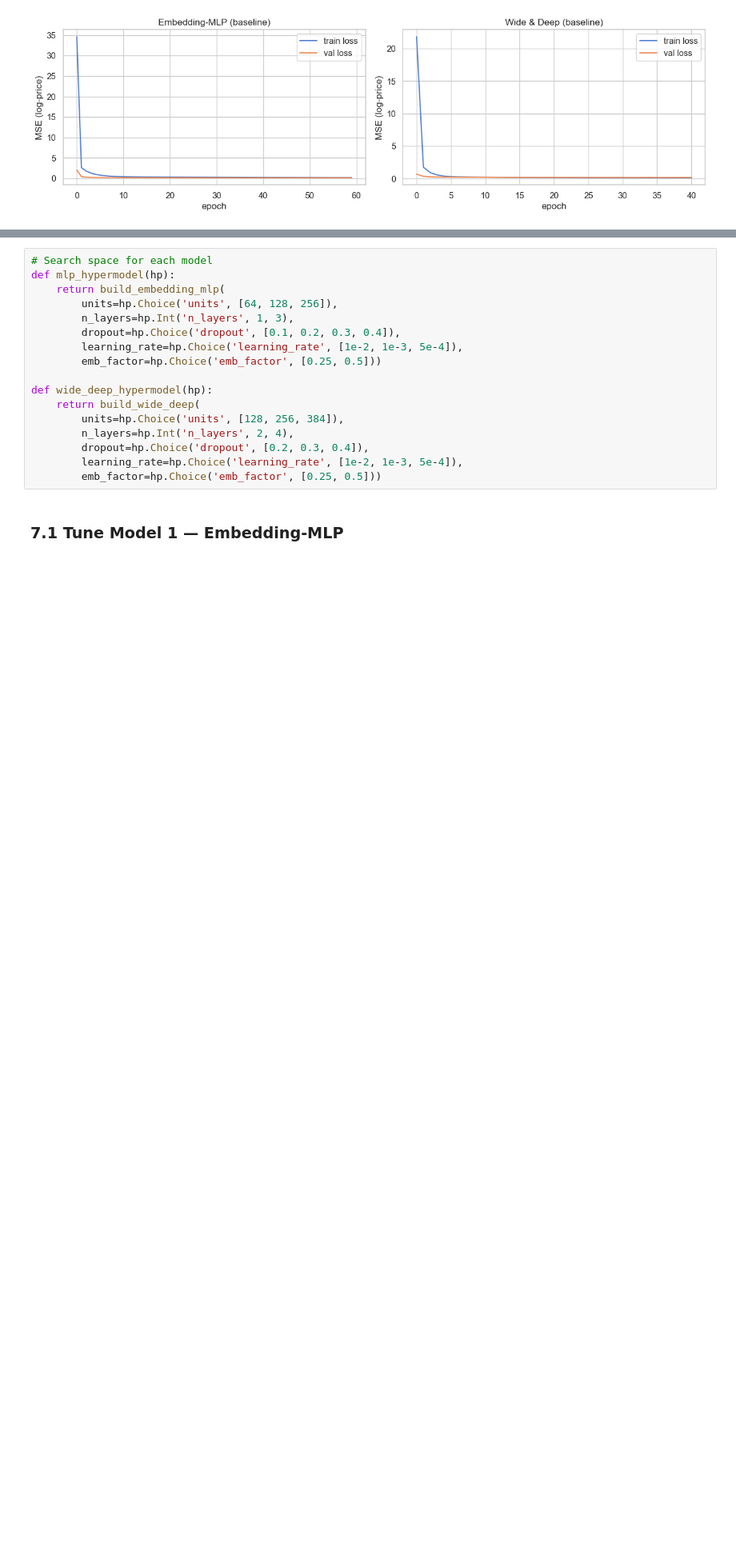
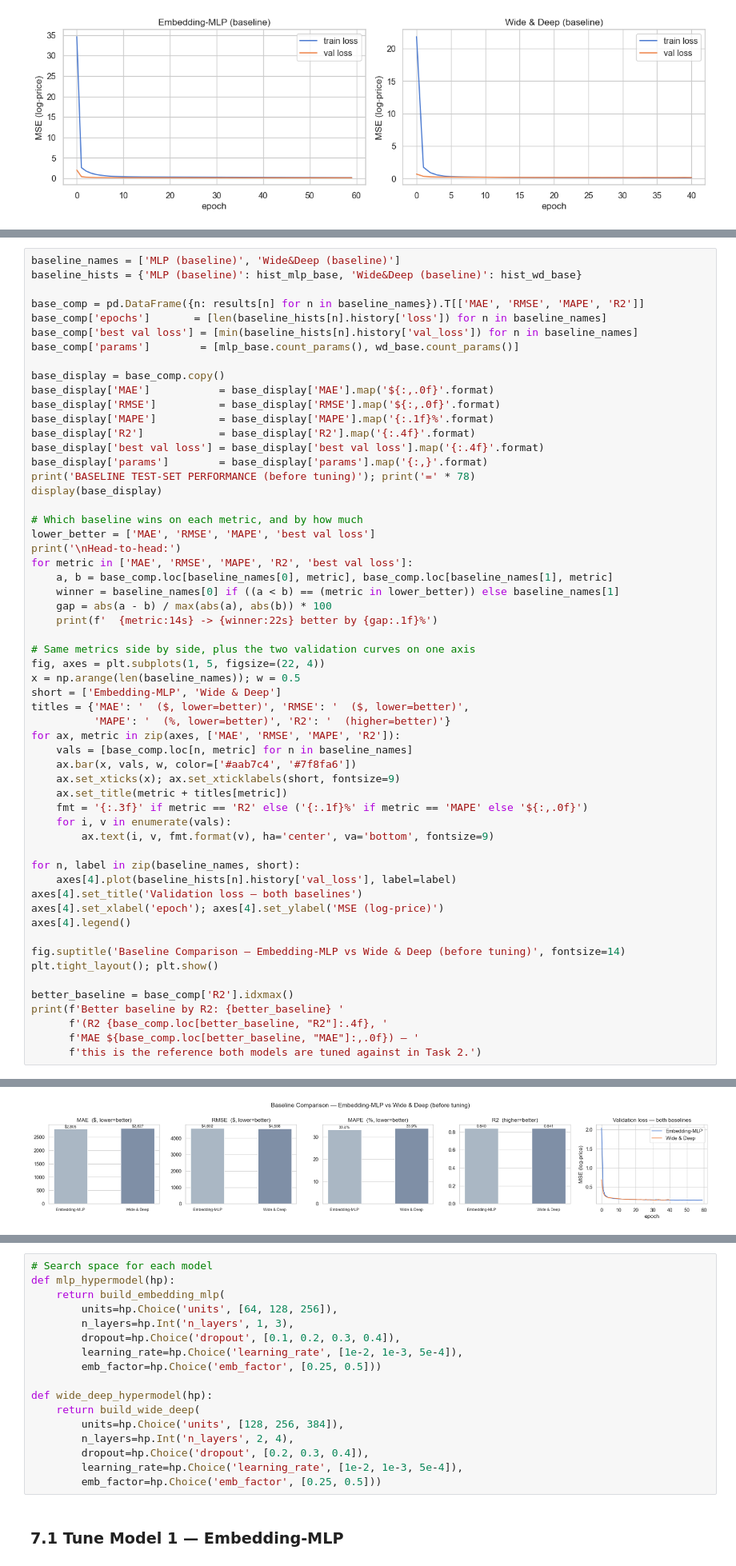
Before and after one commit to RA09724/ODL-Assignment, a Jupyter notebook: model_building_tuning_evaluation.ipynb, the cells around one changed output, grey strips where cells are left out. Shown at 80% size. Saved outputs shown, nothing was run; the diff lists cells and outputs as text; blank space fills up the shorter version.

Commit message:
Finalized results

```diff
--- a/model_building_tuning_evaluation.ipynb
+++ b/model_building_tuning_evaluation.ipynb
@@ -441,0 +442,58 @@ plt.tight_layout(); plt.show()
+# %%
+baseline_names = ['MLP (baseline)', 'Wide&Deep (baseline)']
+baseline_hists = {'MLP (baseline)': hist_mlp_base, 'Wide&Deep (baseline)': hist_wd_base}
+
+base_comp = pd.DataFrame({n: results[n] for n in baseline_names}).T[['MAE', 'RMSE', 'MAPE', 'R2']]
+base_comp['epochs']       = [len(baseline_hists[n].history['loss']) for n in baseline_names]
+base_comp['best val loss'] = [min(baseline_hists[n].history['val_loss']) for n in baseline_names]
+base_comp['params']        = [mlp_base.count_params(), wd_base.count_params()]
+
+base_display = base_comp.copy()
+base_display['MAE']           = base_display['MAE'].map('${:,.0f}'.format)
+base_display['RMSE']          = base_display['RMSE'].map('${:,.0f}'.format)
+base_display['MAPE']          = base_display['MAPE'].map('{:.1f}%'.format)
+base_display['R2']            = base_display['R2'].map('{:.4f}'.format)
+base_display['best val loss'] = base_display['best val loss'].map('{:.4f}'.format)
+base_display['params']        = base_display['params'].map('{:,}'.format)
+print('BASELINE TEST-SET PERFORMANCE (before tuning)'); print('=' * 78)
+display(base_display)
+
+# Which baseline wins on each metric, and by how much
+lower_better = ['MAE', 'RMSE', 'MAPE', 'best val loss']
+print('\nHead-to-head:')
+for metric in ['MAE', 'RMSE', 'MAPE', 'R2', 'best val loss']:
+    a, b = base_comp.loc[baseline_names[0], metric], base_comp.loc[baseline_names[1], metric]
+    winner = baseline_names[0] if ((a < b) == (metric in lower_better)) else baseline_names[1]
+    gap = abs(a - b) / max(abs(a), abs(b)) * 100
+    print(f'  {metric:14s} -> {winner:22s} better by {gap:.1f}%')
+
+# Same metrics side by side, plus the two validation curves on one axis
+fig, axes = plt.subplots(1, 5, figsize=(22, 4))
+x = np.arange(len(baseline_names)); w = 0.5
+short = ['Embedding-MLP', 'Wide & Deep']
+titles = {'MAE': '  ($, lower=better)', 'RMSE': '  ($, lower=better)',
+          'MAPE': '  (%, lower=better)', 'R2': '  (higher=better)'}
+for ax, metric in zip(axes, ['MAE', 'RMSE', 'MAPE', 'R2']):
+    vals = [base_comp.loc[n, metric] for n in baseline_names]
+    ax.bar(x, vals, w, color=['#aab7c4', '#7f8fa6'])
+    ax.set_xticks(x); ax.set_xticklabels(short, fontsize=9)
+    ax.set_title(metric + titles[metric])
+    fmt = '{:.3f}' if metric == 'R2' else ('{:.1f}%' if metric == 'MAPE' else '${:,.0f}')
+    for i, v in enumerate(vals):
+        ax.text(i, v, fmt.format(v), ha='center', va='bottom', fontsize=9)
+
+for n, label in zip(baseline_names, short):
+    axes[4].plot(baseline_hists[n].history['val_loss'], label=label)
+axes[4].set_title('Validation loss — both baselines')
+axes[4].set_xlabel('epoch'); axes[4].set_ylabel('MSE (log-price)')
+axes[4].legend()
+
+fig.suptitle('Baseline Comparison — Embedding-MLP vs Wide & Deep (before tuning)', fontsize=14)
+plt.tight_layout(); plt.show()
+
+better_baseline = base_comp['R2'].idxmax()
+print(f'Better baseline by R2: {better_baseline} '
+      f'(R2 {base_comp.loc[better_baseline, "R2"]:.4f}, '
+      f'MAE ${base_comp.loc[better_baseline, "MAE"]:,.0f}) — '
+      f'this is the reference both models are tuned against in Task 2.')
+# %% [output]
@@ -441,0 +511 @@ plt.tight_layout(); plt.show()
+[figure, added]
```
Also changed, not shown: parts of 5 cells of this notebook.
